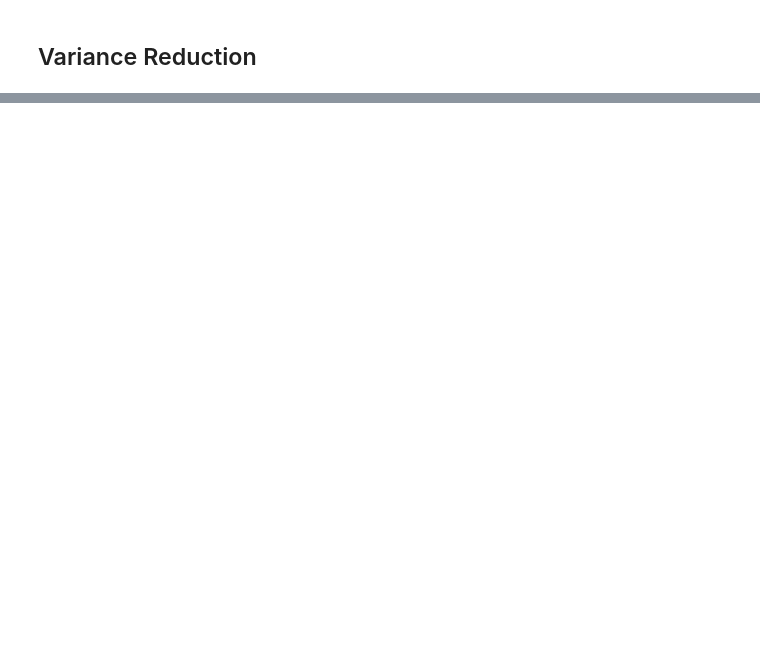
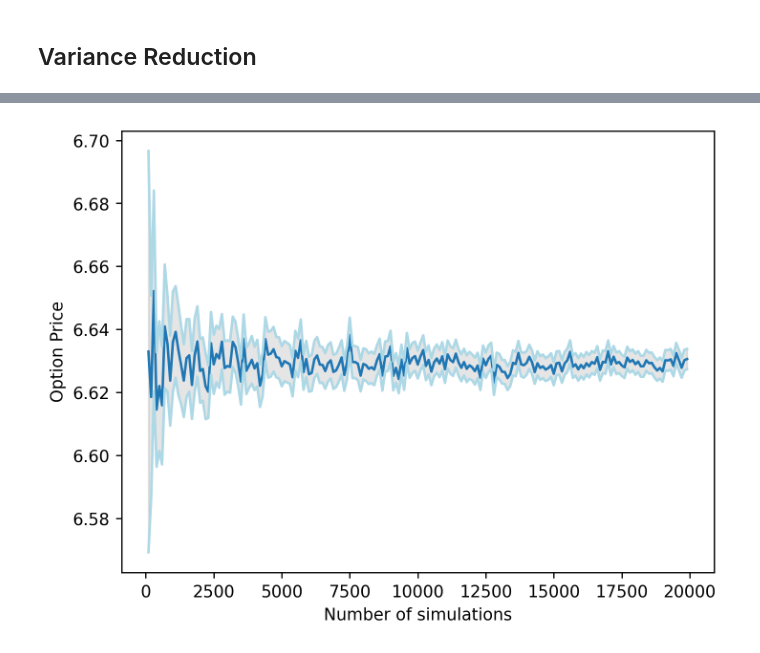
Before and after one commit to NitaiNijholt/ComputationalFinance, a Jupyter notebook: Assignments/Assignment2/Assignment2.ipynb, the cells around one changed output, grey strips where cells are left out. Cells and saved outputs as stored; diff of their text form; code cells hidden in the pictures; blank space fills up the shorter version.

Commit message:
Control Variate & njit added

```diff
--- a/Assignments/Assignment2/Assignment2.ipynb
+++ b/Assignments/Assignment2/Assignment2.ipynb
@@ -798,0 +789,11 @@ plt.show()
+# %%
+def expected_G(r, sigma, S0, K, T, N):
+
+    sigma_tilda = sigma * np.sqrt((2*N + 1)/(6*(N + 1)))
+    r_tilda = 0.5 * ((r - 0.5 * sigma **2) + sigma_tilda **2)
+    d1 = (np.log(S0/K) + (r_tilda + 0.5 * sigma_tilda **2) * T)/(sigma_tilda * np.sqrt(T))
+    d2 = (np.log(S0/K) + (r_tilda - 0.5 * sigma_tilda **2) * T)/(sigma_tilda * np.sqrt(T))
+
+    expected_H = S0 * np.exp(r_tilda * T) * norm.cdf(d1) - K * norm.cdf(d2)
+
+    return expected_H
@@ -798,0 +838,29 @@ plt.show()
+# %%
+optionPrice_control = []
+CI_lower_control = []
+CI_upper_control = []
+#### Parameters
+r = 0.05            # risk free rate
+dt = 1/252          # time step
+S0 = 100             # initial stock price
+T = 1.0             # time to maturity
+sigma = 0.2         # volatility
+K = 99             # strike price
+m = np.arange(100, 20000, 100)
+for M in tqdm(m):
+    x, y = calculateAsianOptionPrice_ControlVariate(r, S0, K, dt, T, sigma, M)
+    optionPrice_control.append(x)
+    CI_lower_control.append(y[0])
+    CI_upper_control.append(y[1])
+# %%
+plt.figure(dpi=250)
+plt.plot(m, optionPrice_control)
+plt.plot(m, CI_upper_control, "lightblue")
+plt.plot(m, CI_lower_control, "lightblue")
+#plt.axhline(Analytical_AsianOption_price, linestyle = "--", color = "red", label = "Analytical")
+plt.fill_between(m, CI_upper_control, CI_lower_control, color="k", alpha=0.1)
+plt.xlabel("Number of simulations")
+plt.ylabel("Option Price")
+plt.show()
+# %% [output]
+[figure, added]
```
Also changed, not shown: parts of 45 cells of this notebook.
